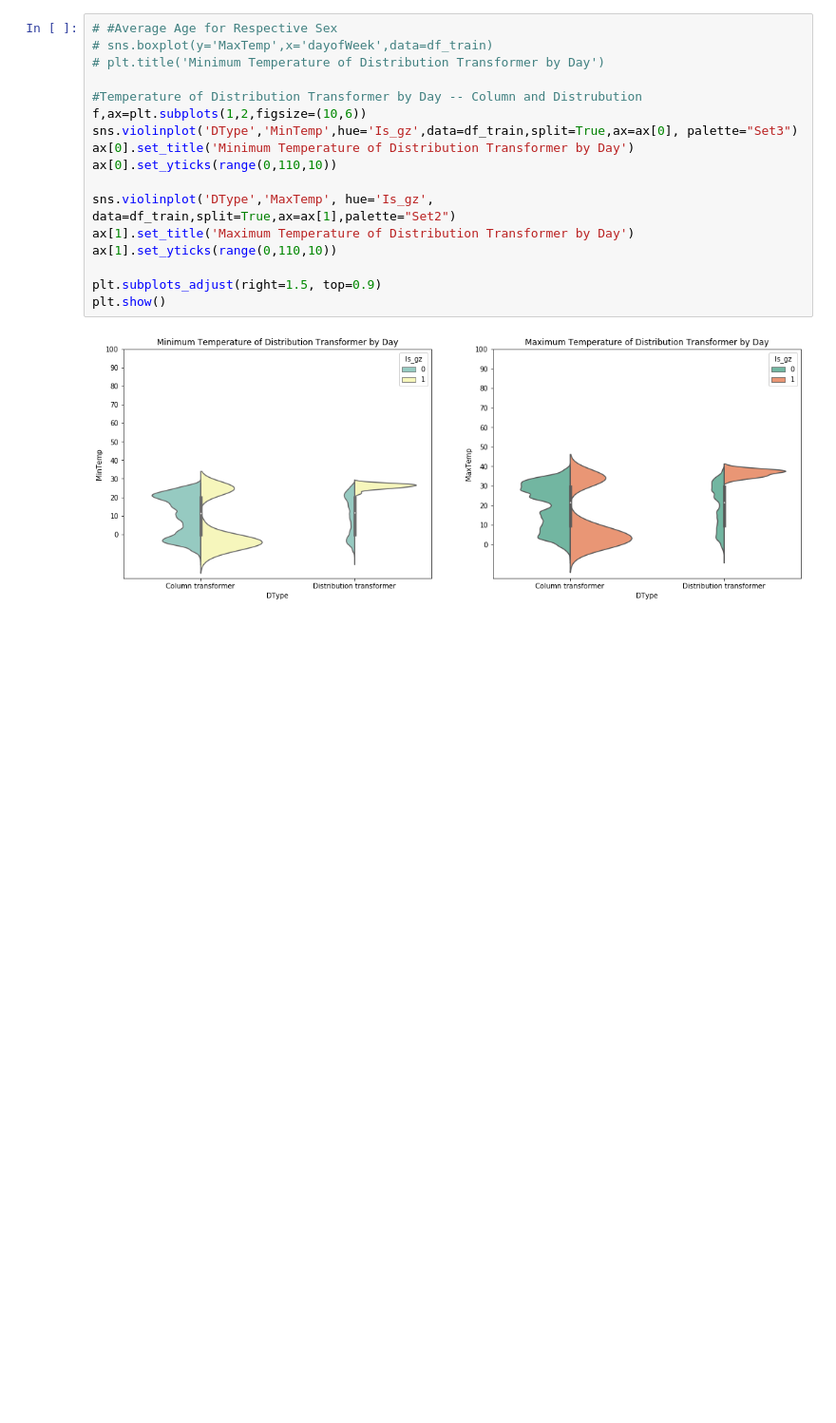
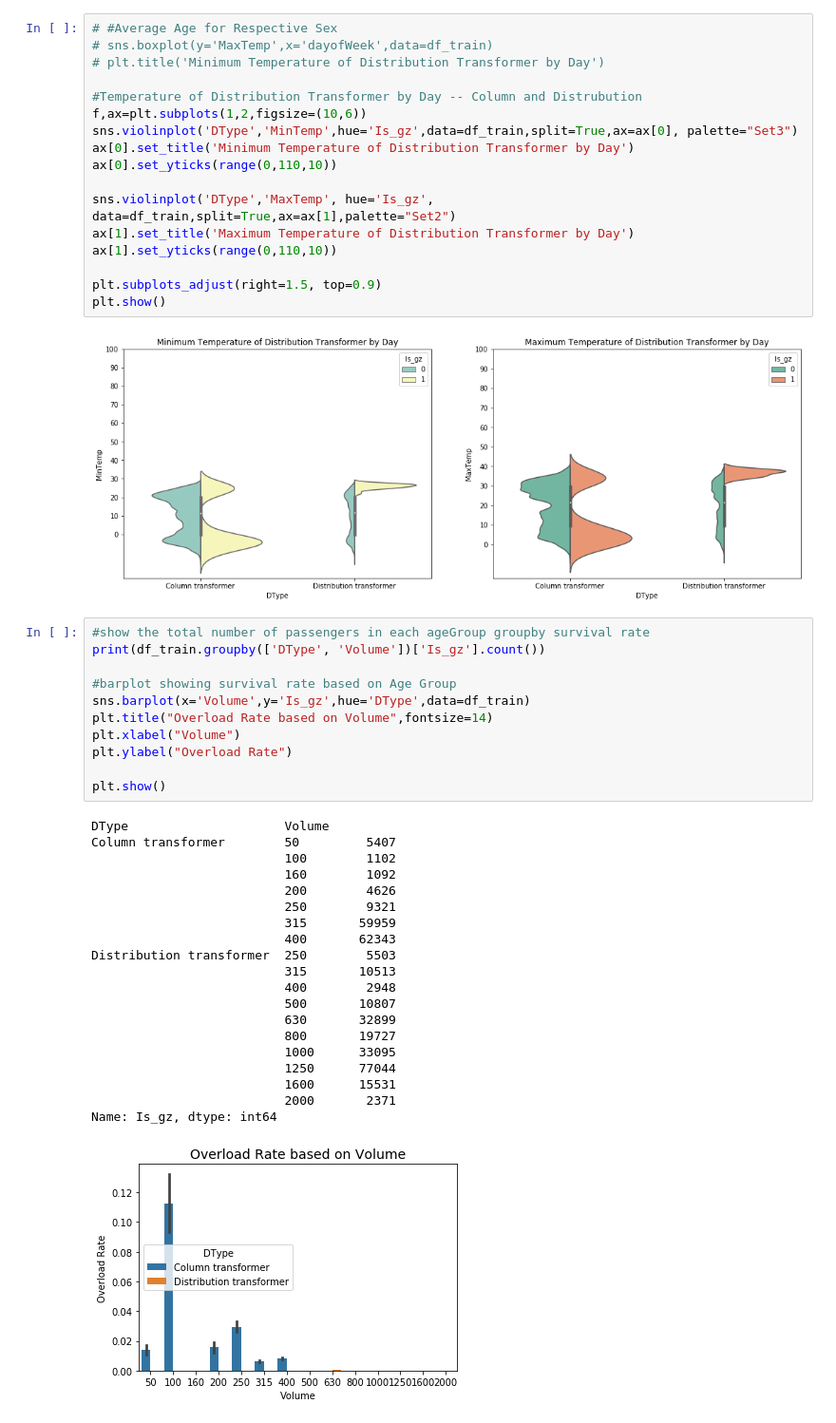
Before and after one commit to choowengyan/CAIIC, a Jupyter notebook: Prediction.ipynb, the cells around one changed output. Shown: that part at 95% size. Drawn from its saved outputs; the diff is of its cells as text; blank space fills up the shorter version.

```diff
--- a/Prediction.ipynb
+++ b/Prediction.ipynb
@@ -203,3 +203,35 @@ plt.subplots_adjust(right=1.5, top=0.9)
 plt.show()
 # %% [output]
 [figure]
+# %%
+#show the total number of passengers in each ageGroup groupby survival rate
+print(df_train.groupby(['DType', 'Volume'])['Is_gz'].count())
+
+#barplot showing survival rate based on Age Group
+sns.barplot(x='Volume',y='Is_gz',hue='DType',data=df_train)
+plt.title("Overload Rate based on Volume",fontsize=14)
+plt.xlabel("Volume")
+plt.ylabel("Overload Rate")
+
+plt.show()
+# %% [output]
+DType                     Volume
+Column transformer        50         5407
+                          100        1102
+                          160        1092
+                          200        4626
+                          250        9321
+                          315       59959
+                          400       62343
+Distribution transformer  250        5503
+                          315       10513
+                          400        2948
+                          500       10807
+                          630       32899
+                          800       19727
+                          1000      33095
+                          1250      77044
+                          1600      15531
+                          2000       2371
+Name: Is_gz, dtype: int64
+[figure, added]
```
Also changed, not shown: parts of 8 cells of this notebook.
